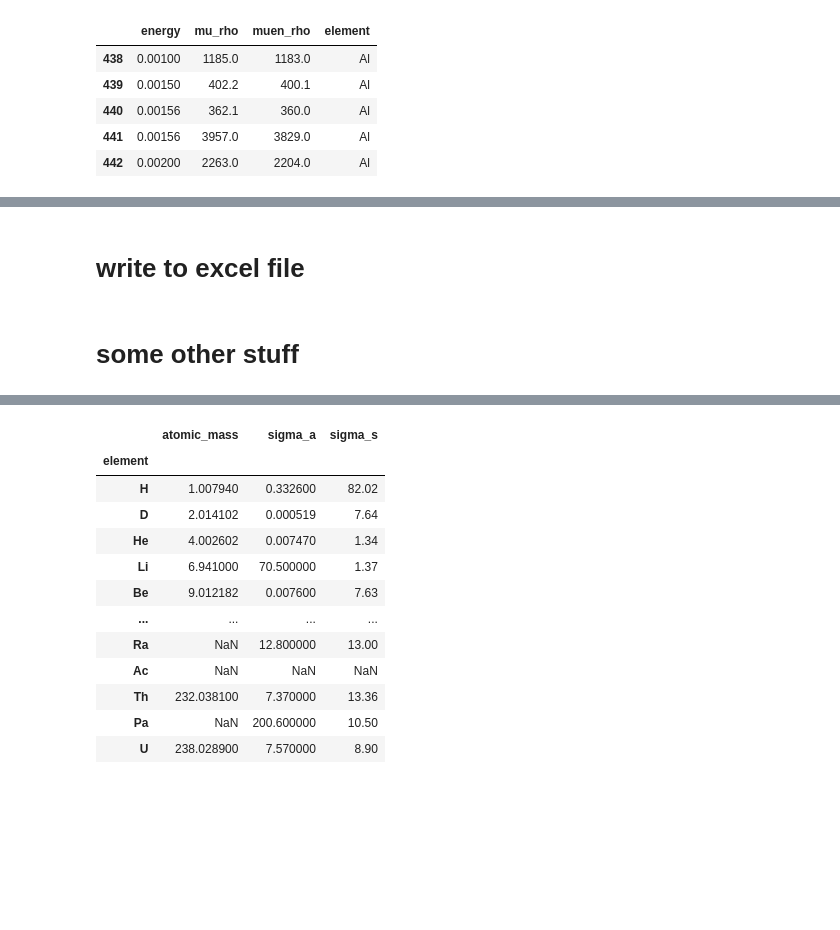
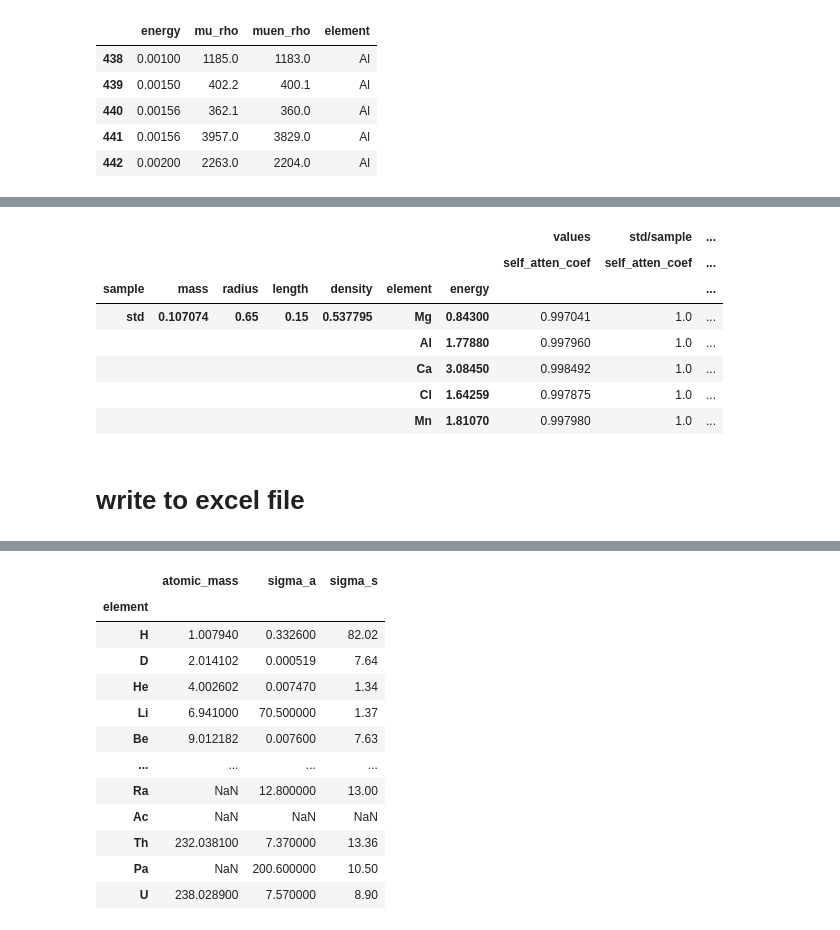
Before and after one commit to wpk-nist-gov/neutron_analysis, a Jupyter notebook: notebooks/demo.ipynb, the cells around one changed output, grey strips where cells are left out. Saved outputs shown, nothing was run; the diff lists cells and outputs as text; code cells hidden in the pictures; blank space fills up the shorter version.

```diff
--- a/notebooks/demo.ipynb
+++ b/notebooks/demo.ipynb
@@ -778,3 +241,15 @@ pd.concat({'ratio': ratio, 'uncert': uncert}, axis=1).head()
+# %%
+# ratio of self_atten_coef
+p.atten_ratio(std_val='std', value_name='values').head()
+# %% [output]
+|  |  |  |  |  |  |  | values | std/sample | ... |
+|  |  |  |  |  |  |  | self_atten_coef | self_atten_coef | ... |
+| sample | mass | radius | length | density | element | energy |  |  | ... |
+| std | 0.107074 | 0.65 | 0.15 | 0.537795 | Mg | 0.84300 | 0.997041 | 1.0 | ... |
+|  |  |  |  |  | Al | 1.77880 | 0.997960 | 1.0 | ... |
+|  |  |  |  |  | Ca | 3.08450 | 0.998492 | 1.0 | ... |
+|  |  |  |  |  | Cl | 1.64259 | 0.997875 | 1.0 | ... |
+|  |  |  |  |  | Mn | 1.81070 | 0.997980 | 1.0 | ... |
 # %% [markdown]
 # write to excel file
 # %%
@@ -796,2 +266,0 @@ with pd.ExcelWriter('./tmp.xlsx') as f:
-# %% [markdown]
-# some other stuff
```
Also changed, not shown: parts of 81 cells of this notebook, 1 other file.
